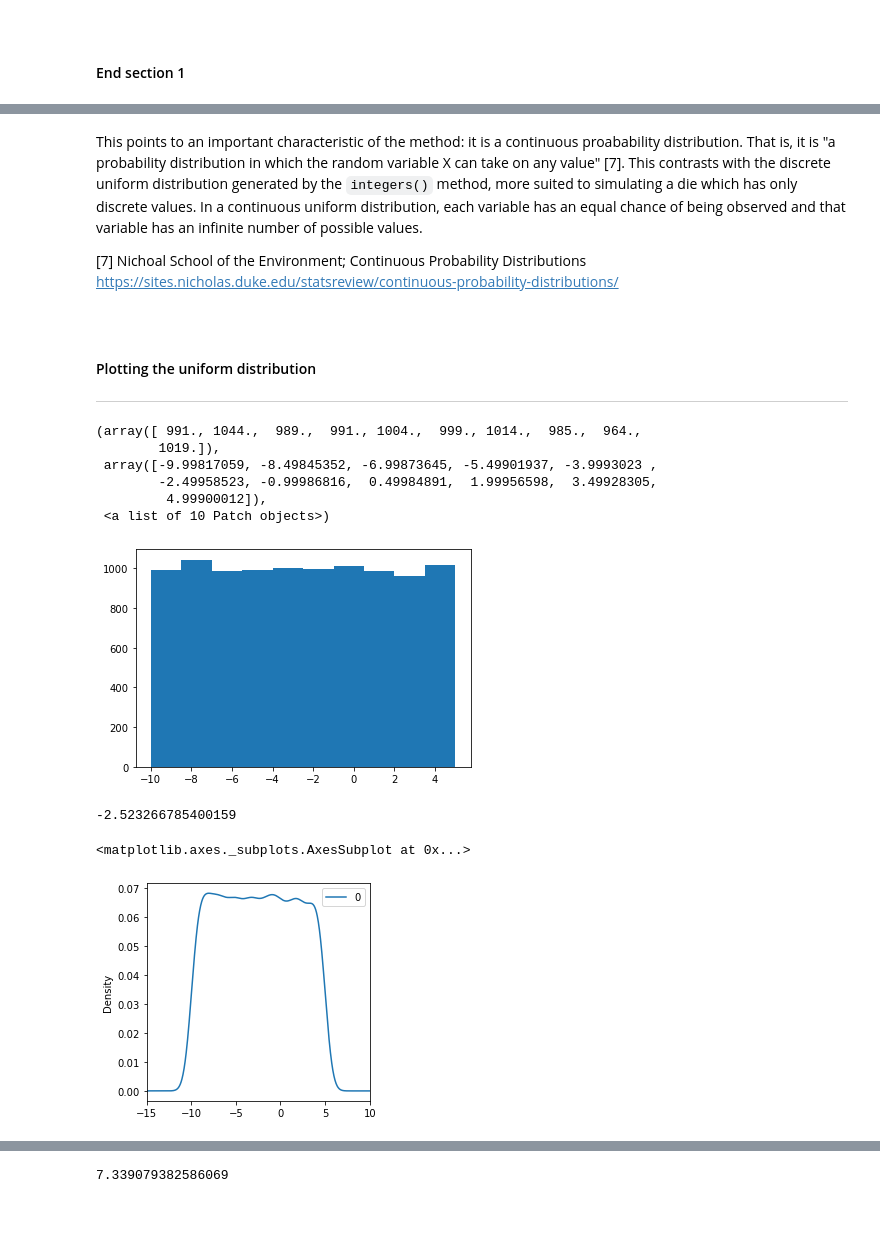
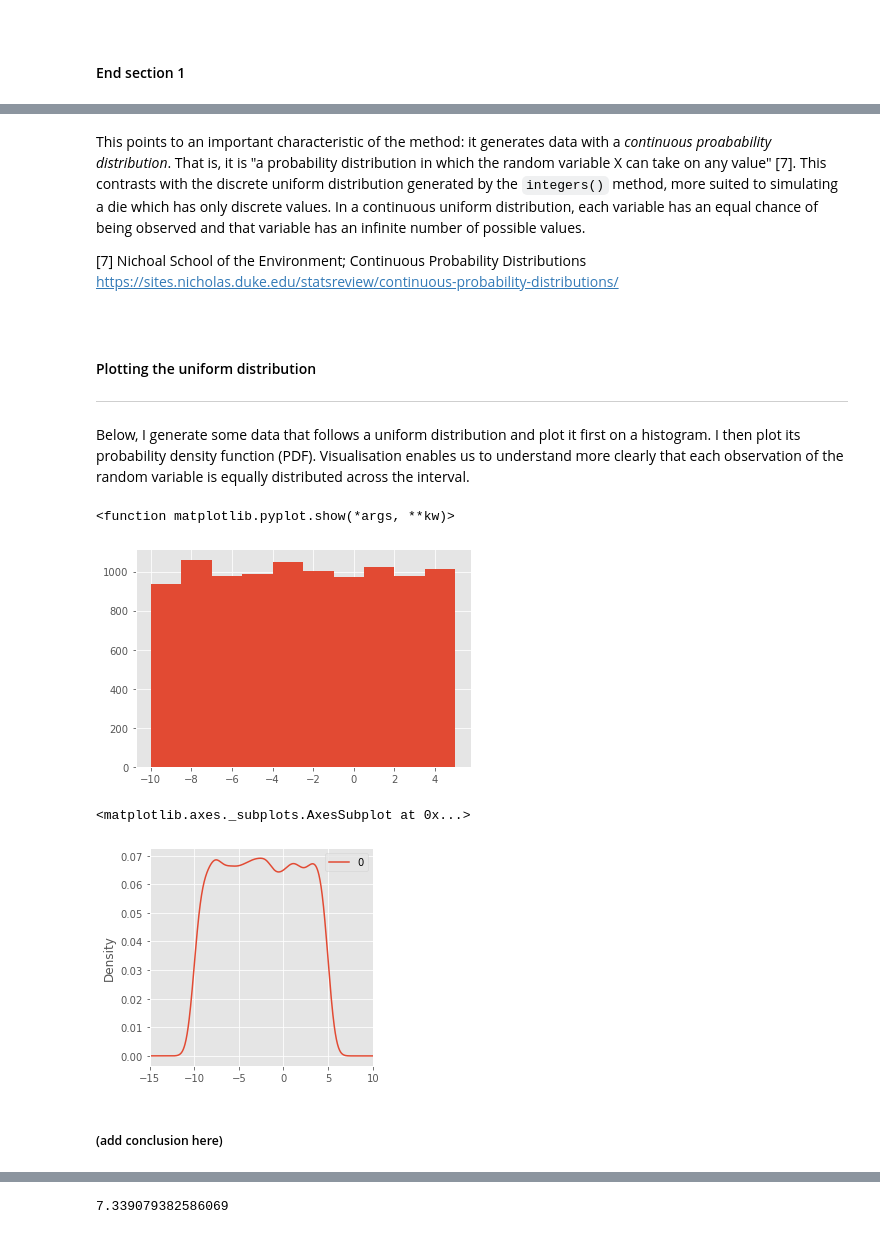
Before and after one commit to colm-o-caoimh/NumpyRandom, a Jupyter notebook: Assignment2020.ipynb, the cells around one changed output, grey strips where cells are left out. Saved outputs shown, nothing was run; the diff lists cells and outputs as text; code cells hidden in the pictures.

```diff
--- a/Assignment2020.ipynb
+++ b/Assignment2020.ipynb
@@ -28,6 +28,9 @@ First, the numpy library is imported. This provides the full range of tools nece
 import numpy as np
 import matplotlib.pyplot as plt
 import pandas as pd
+# %%
+# Set visualisation style
+plt.style.use("ggplot")
 # %% [markdown]
 Next, the `default_rng()` function is called. This constructs a new Generator, providing access to a range of methods and distributions.
 # %%
@@ -268,33 +273,28 @@ print(die_roll_float)
 # %% [markdown]
-This points to an important characteristic of the method: it is a continuous proabability distribution. That is, it is "a probability distribution in which the random variable X can take on any value" [7]. This contrasts with the discrete uniform distribution generated by the `integers()` method, more suited to simulating a die which has only discrete values. In a continuous uniform distribution, each variable has an equal chance of being observed and that variable has an infinite number of possible values.
+This points to an important characteristic of the method: it generates data with a *continuous proabability distribution*. That is, it is "a probability distribution in which the random variable X can take on any value" [7]. This contrasts with the discrete uniform distribution generated by the `integers()` method, more suited to simulating a die which has only discrete values. In a continuous uniform distribution, each variable has an equal chance of being observed and that variable has an infinite number of possible values.
 
 [7] Nichoal School of the Environment; Continuous Probability Distributions https://sites.nicholas.duke.edu/statsreview/continuous-probability-distributions/ <br>
-# %% [markdown]
-<br>
-
-#### Plotting the uniform distribution
-***
+# %% [markdown]
+<br>
+
+#### Plotting the uniform distribution
+***
+Below, I generate some data that follows a uniform distribution and plot it first on a histogram. I then plot its probability density function (PDF). Visualisation enables us to understand more clearly that each observation of the random variable is equally distributed across the interval.
 # %%
 # Generate an array of random variables in a uniform distribution
 uni = np.random.default_rng().uniform(-10,5,10000)
 # %%
 # Plot the distribution using a histogram
 plt.hist(uni)
+plt.show
 # %% [output]
-(array([ 991., 1044.,  989.,  991., 1004.,  999., 1014.,  985.,  964.,
-        1019.]),
- array([-9.99817059, -8.49845352, -6.99873645, -5.49901937, -3.9993023 ,
-        -2.49958523, -0.99986816,  0.49984891,  1.99956598,  3.49928305,
-         4.99900012]),
- <a list of 10 Patch objects>)
+<function matplotlib.pyplot.show(*args, **kw)>
-[figure, old version]
+[figure, new version]
-# %%
-np.mean(uni)
-# %% [output]
--2.523266785400159
 # %%
 # Plot the density function using Pandas library
 pd.DataFrame(uni).plot(kind="density", figsize=(4,4), xlim=(-15, 10))
 # %% [output]
 <matplotlib.axes._subplots.AxesSubplot at 0x...>
-[figure, old version]
+[figure, new version]
+# %% [markdown]
+##### (add conclusion here)
```
Also changed, not shown: parts of 25 cells of this notebook.
